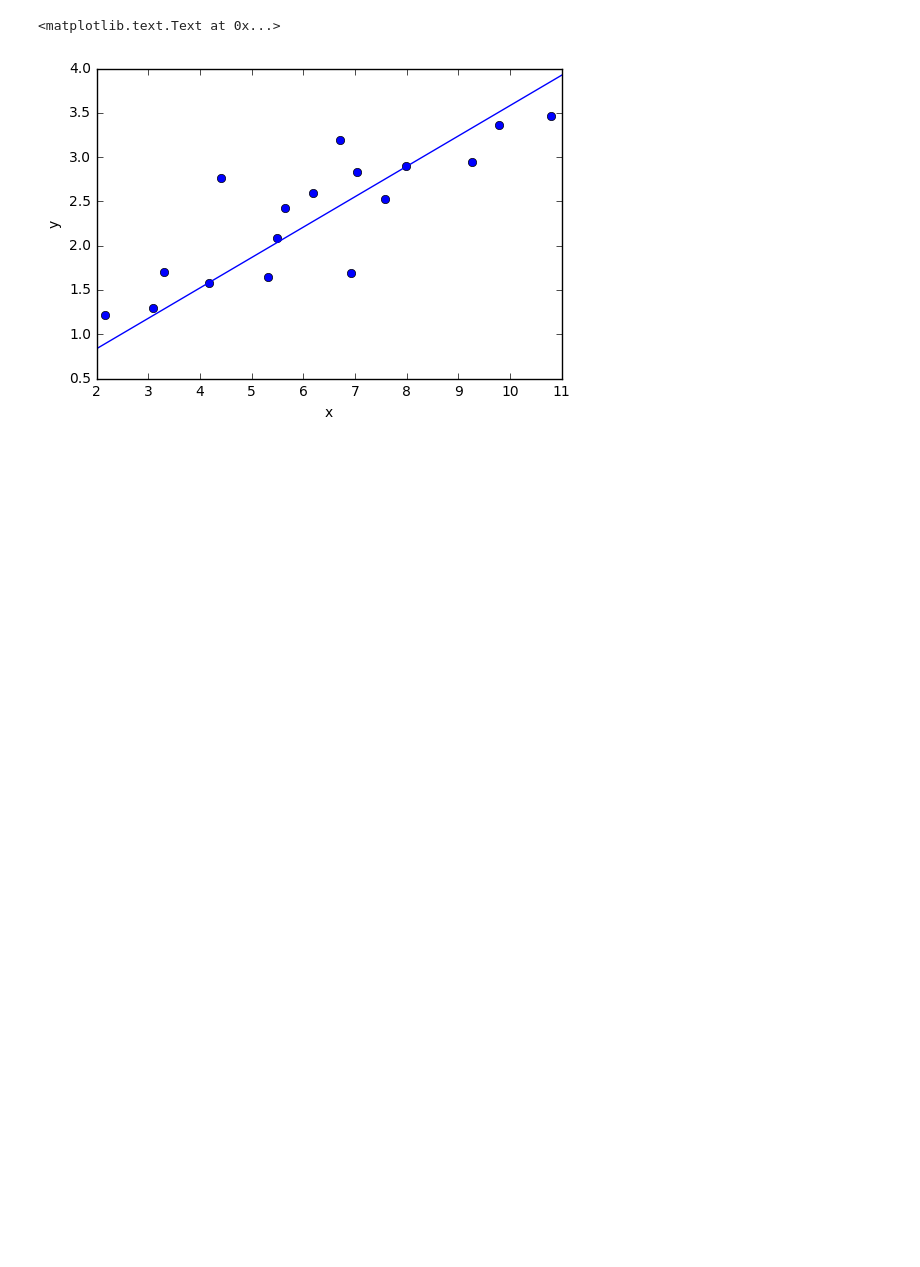
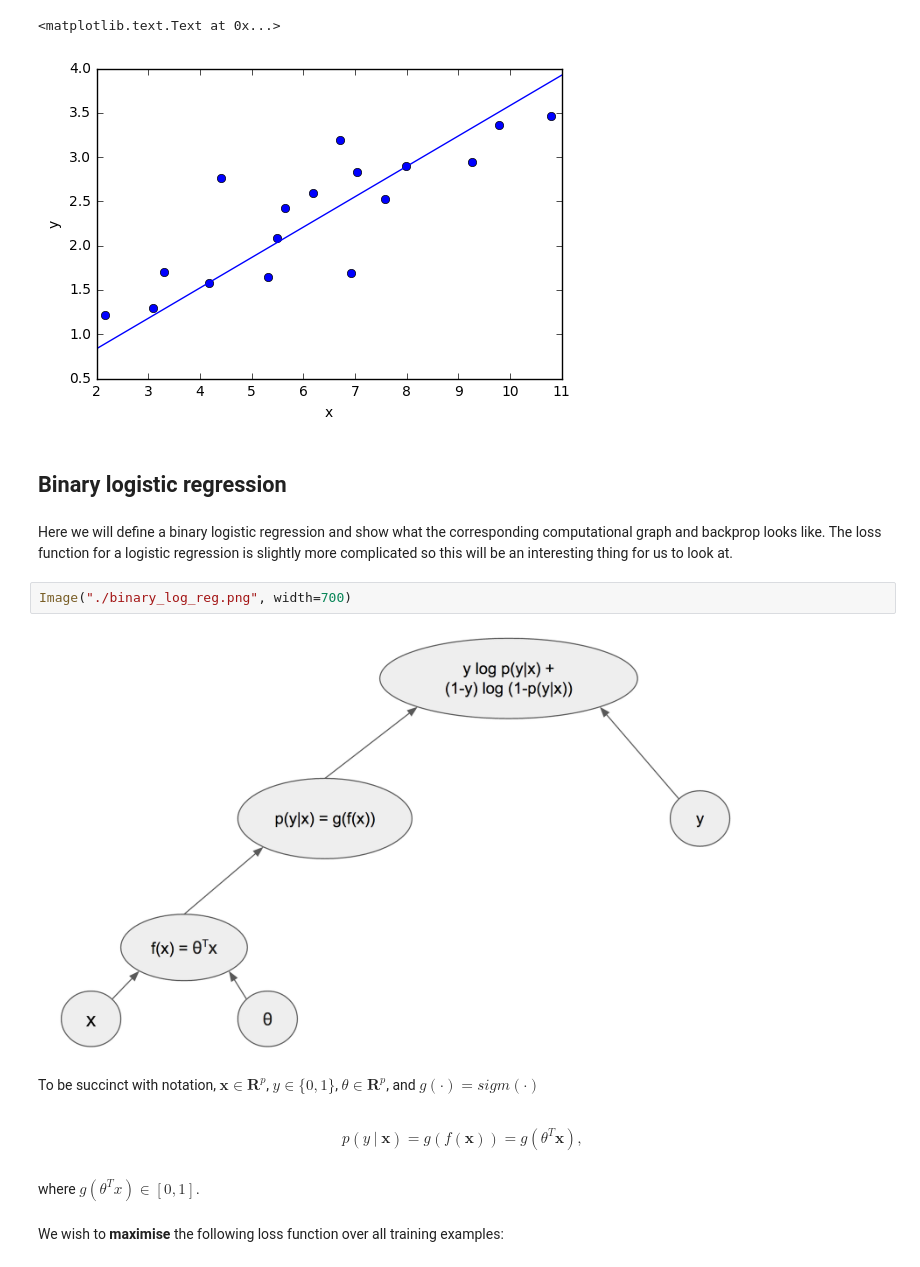
Before and after one commit to christopher-beckham/inf6953h, a Jupyter notebook: intro.ipynb, the cells around one changed output. Saved outputs shown, nothing was run; the diff lists cells and outputs as text; blank space fills up the shorter version.

```diff
--- a/intro.ipynb
+++ b/intro.ipynb
@@ -453,3 +453,19 @@ plt.ylabel('y')
 # %% [output]
 <matplotlib.text.Text at 0x...>
 [figure]
+# %% [markdown]
+## Binary logistic regression
+# %% [markdown]
+Here we will define a binary logistic regression and show what the corresponding computational graph and backprop looks like. The loss function for a logistic regression is slightly more complicated so this will be an interesting thing for us to look at.
+# %%
+Image("./binary_log_reg.png", width=700)
+# %% [output]
+[figure, added]
+# %% [markdown]
+To be succinct with notation, $\mathbf{x} \in \mathbf{R}^{p}$, $y \in \{0,1\}$, $\theta \in \mathbf{R}^{p}$, and $g(\cdot) = sigm(\cdot)$
+# %% [markdown]
+$$p(y \ | \ \mathbf{x}) = g( f(\mathbf{x}) ) = g( \theta^{T}\mathbf{x} ),$$
+# %% [markdown]
+where $g(\theta^{T}x) \in [0,1]$.
+# %% [markdown]
+We wish to **maximise** the following loss function over all training examples:
```
Also changed, not shown: parts of 11 cells of this notebook.
